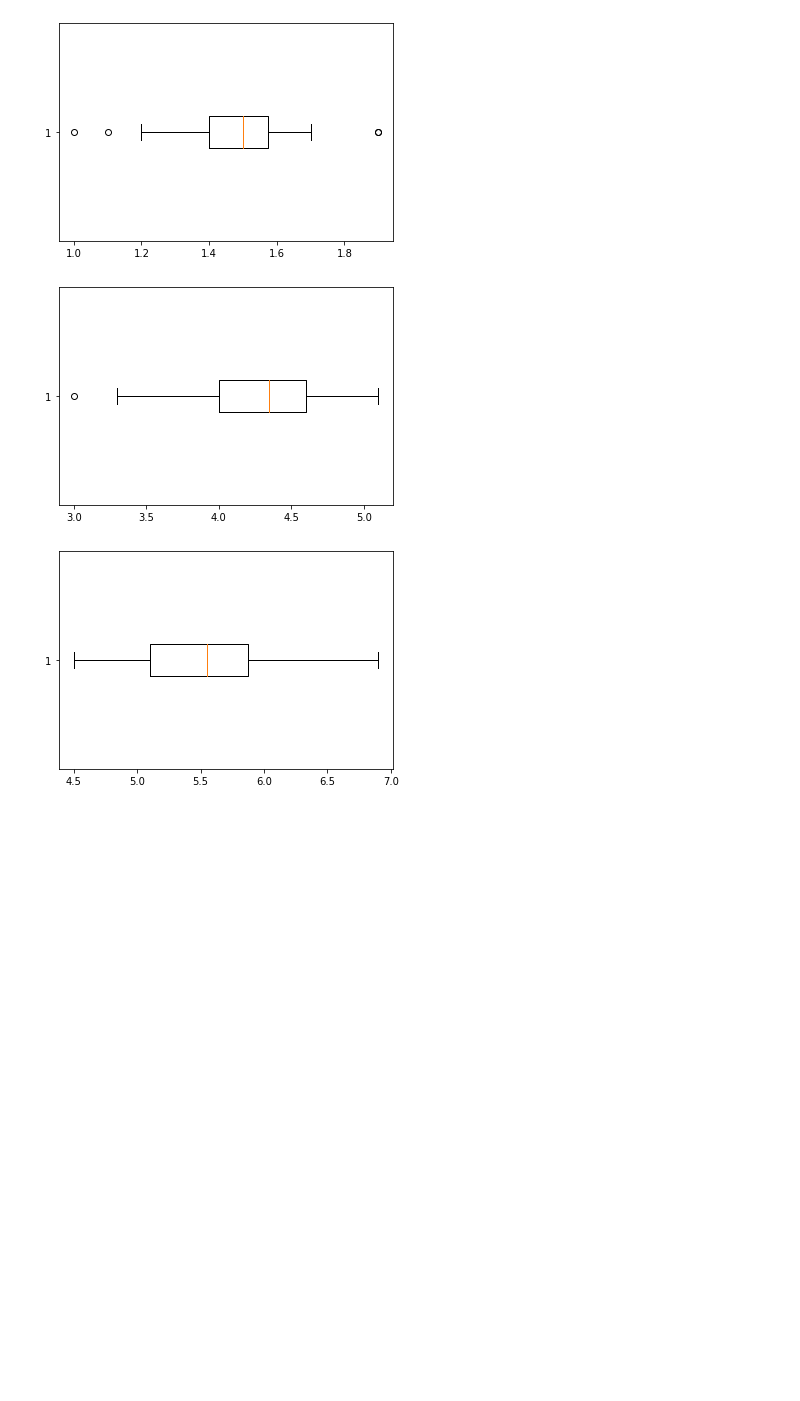
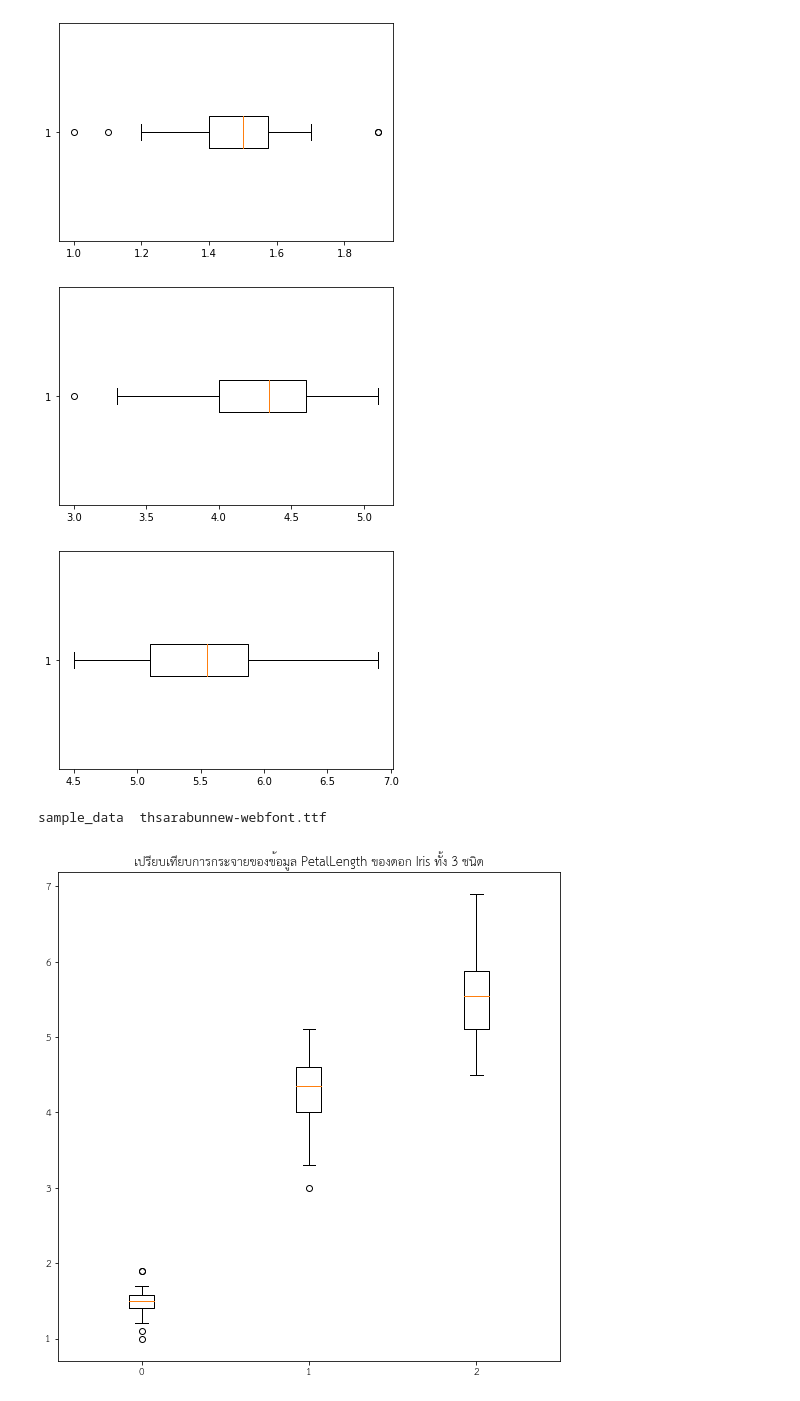
Before and after one commit to mintra-tippayaratsontorn/data_viz_2022, a Jupyter notebook: DataViz02_Data_Distribution.ipynb, the cells around one changed output. Drawn from its saved outputs; the diff is of its cells as text; code cells hidden in the pictures; blank space fills up the shorter version.

```diff
--- a/DataViz02_Data_Distribution.ipynb
+++ b/DataViz02_Data_Distribution.ipynb
@@ -296,2 +295,23 @@ virginica_bp = plt.boxplot(df2['PetalLength'][100:],vert=False)
 # %% [output]
 [figure]
+# %%
+# แสดงภาษาไทยใน matplotlib
+
+!wget -q https://github.com/Phonbopit/sarabun-webfont/raw/master/fonts/thsarabunnew-webfont.ttf  # !wget คำสั่งดาวน์โหลดจาก URL
+!ls
+import matplotlib as mpl
+mpl.font_manager.fontManager.addfont('thsarabunnew-webfont.ttf')  # add font
+mpl.rc('font', family='TH Sarabun New')  # set font
+# %% [output]
+sample_data  thsarabunnew-webfont.ttf
+# %%
+fig = plt.figure(figsize =(9, 9)) # กำหนดขนาดของกราฟ (กว้าง,ยาว)
+
+# plot กราฟ
+setosa_bp = plt.boxplot(df['PetalLength'][0:50],vert=True,positions=[0]);  # Iris-setosa
+versicolor_bp = plt.boxplot(df['PetalLength'][50:100],vert=True,positions=[1]);  # Iris-versicolor
+virginica_bp = plt.boxplot(df['PetalLength'][100:150],vert=True,positions=[2]);  # Iris-virginica
+
+plt.title('เปรียบเทียบการกระจายของข้อมูล PetalLength ของดอก Iris ทั้ง 3 ชนิด');  # ชื่อกราฟ
+# %% [output]
+[figure, added]
```
Also changed, not shown: parts of 11 cells of this notebook.
